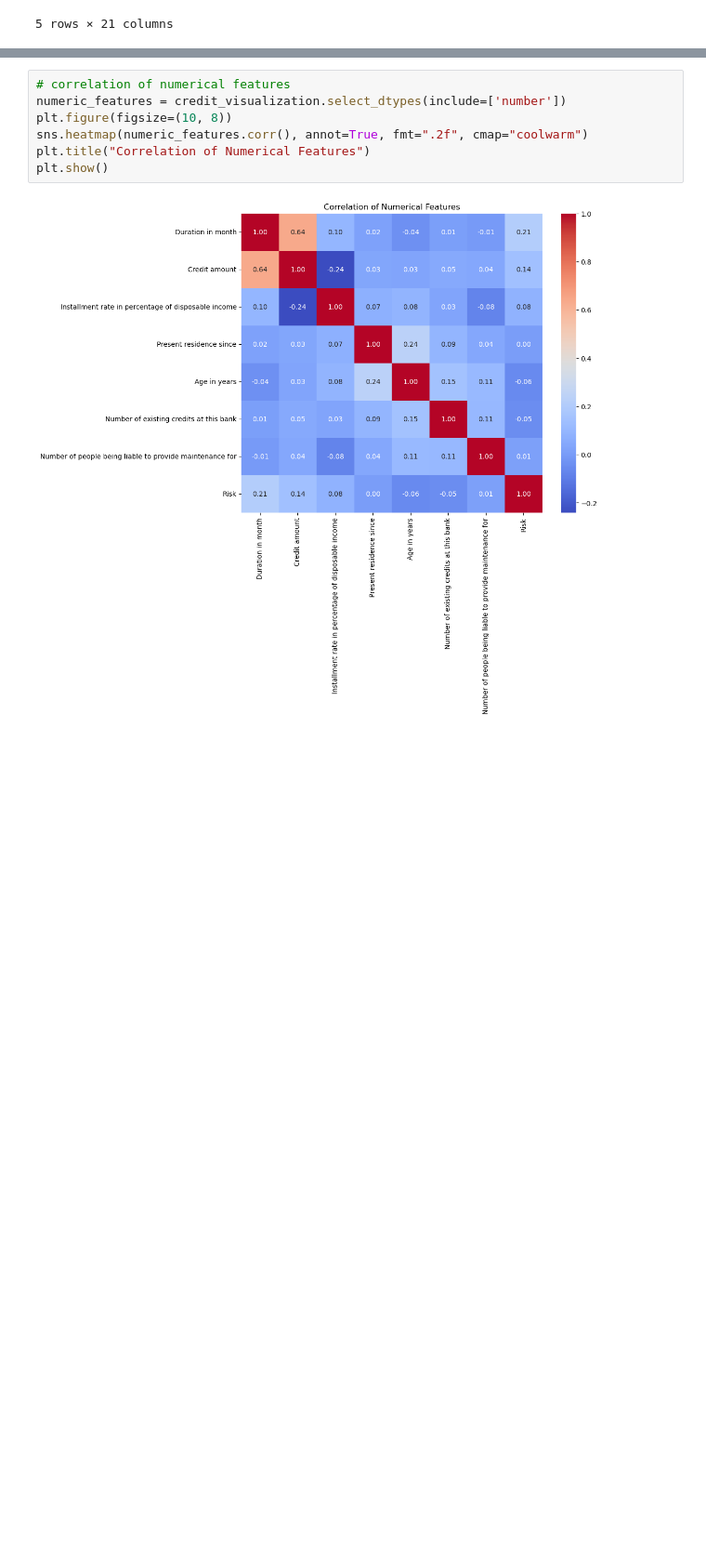
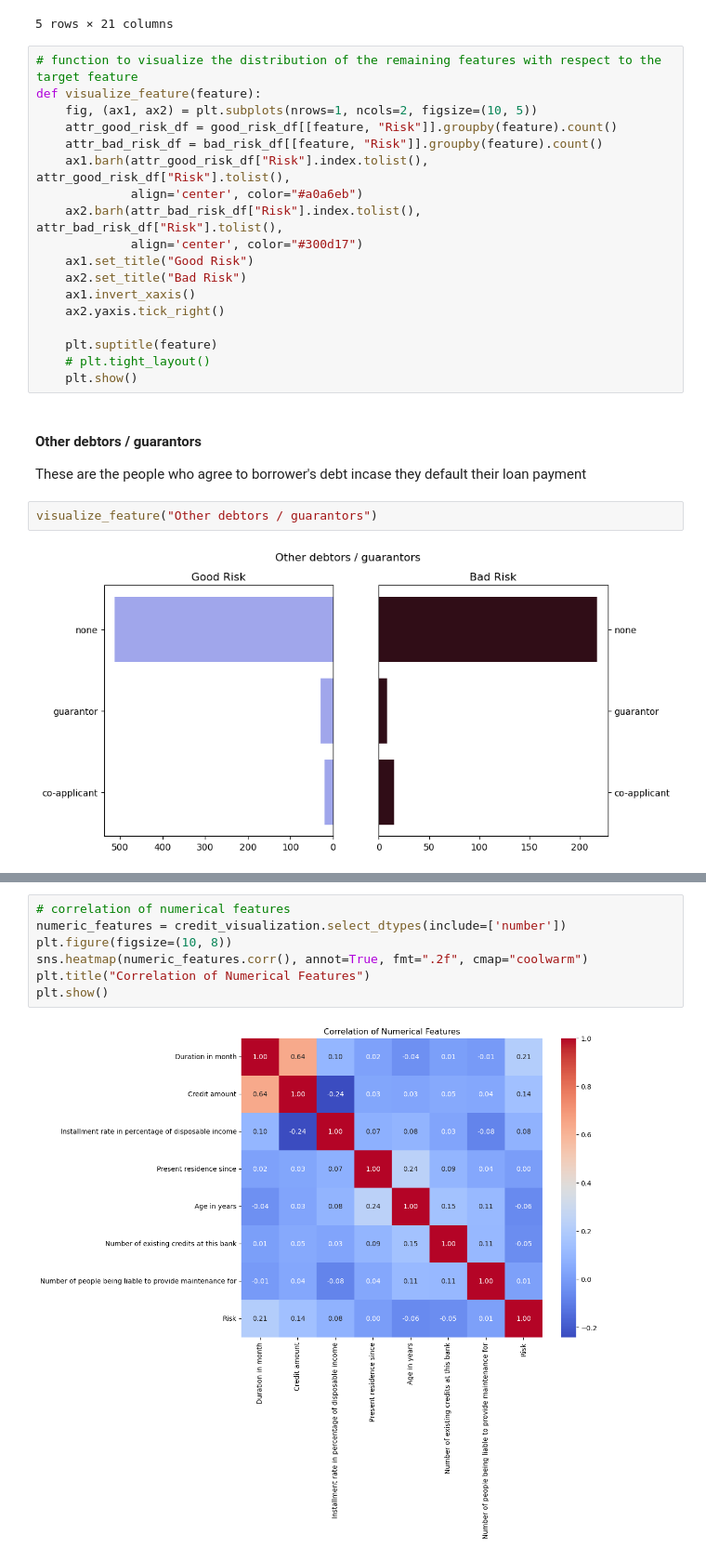
Before and after one commit to mwisechacha/Credit-Risk-Modelling, a Jupyter notebook: credit_risk.ipynb, the cells around one changed output, grey strips where cells are left out. Shown: that part at 93% size. Saved outputs shown, nothing was run; the diff lists cells and outputs as text; blank space fills up the shorter version.

```diff
--- a/credit_risk.ipynb
+++ b/credit_risk.ipynb
@@ -587,3 +587,28 @@ credit_visualization.head()
 | 735 | 0 - 200 DM | 36 | all credits paid back duly | Domestic appliances | 3990 | Unknown/No savings account | ... |
 | 130 | 0 - 200 DM | 48 | existing credits paid back duly t... | New car | 8487 | Unknown/No savings account | ... |
 5 rows × 21 columns
+# %%
+# function to visualize the distribution of the remaining features with respect to the target feature
+def visualize_feature(feature):
+    fig, (ax1, ax2) = plt.subplots(nrows=1, ncols=2, figsize=(10, 5))
+    attr_good_risk_df = good_risk_df[[feature, "Risk"]].groupby(feature).count()
+    attr_bad_risk_df = bad_risk_df[[feature, "Risk"]].groupby(feature).count()
+    ax1.barh(attr_good_risk_df["Risk"].index.tolist(), attr_good_risk_df["Risk"].tolist(),
+             align='center', color="#a0a6eb")
+    ax2.barh(attr_bad_risk_df["Risk"].index.tolist(), attr_bad_risk_df["Risk"].tolist(),
+             align='center', color="#300d17")
+    ax1.set_title("Good Risk")
+    ax2.set_title("Bad Risk")
+    ax1.invert_xaxis()
+    ax2.yaxis.tick_right()
+
+    plt.suptitle(feature)
+    # plt.tight_layout()
+    plt.show()
+# %% [markdown]
+#### Other debtors / guarantors
+These are the people who agree to borrower's debt incase they default their loan payment
+# %%
+visualize_feature("Other debtors / guarantors")
+# %% [output]
+[figure, added]
```
Also changed, not shown: parts of 12 cells of this notebook.
